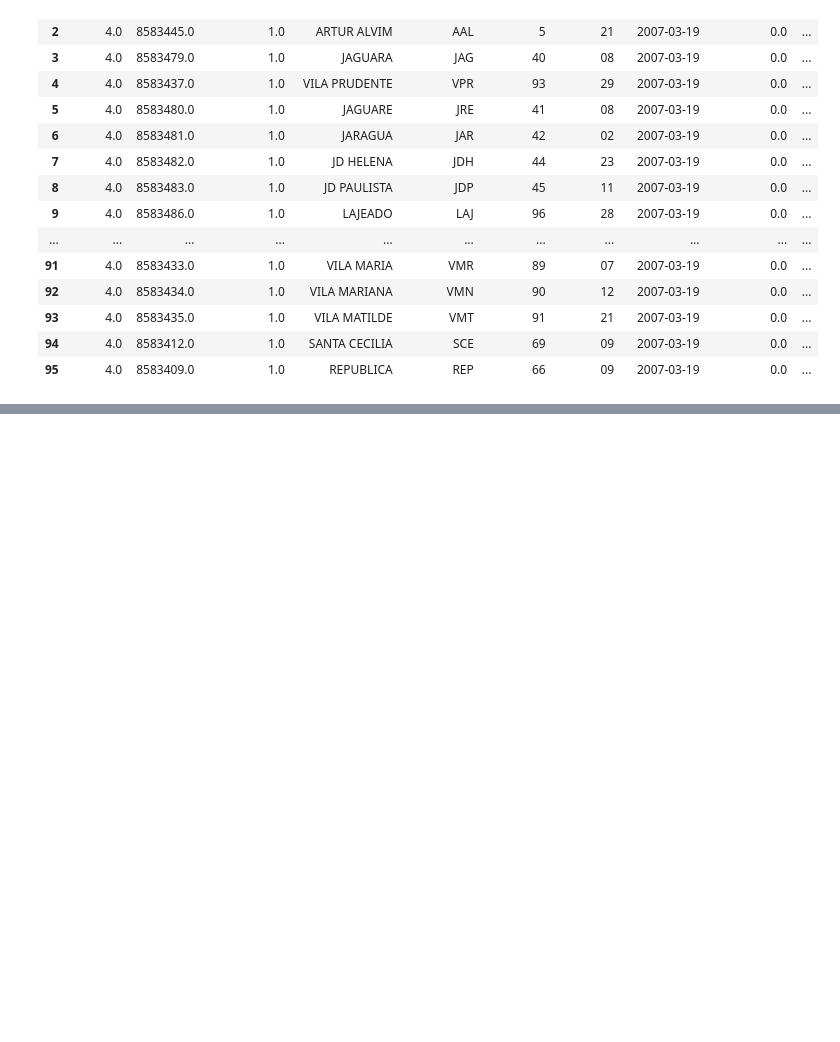
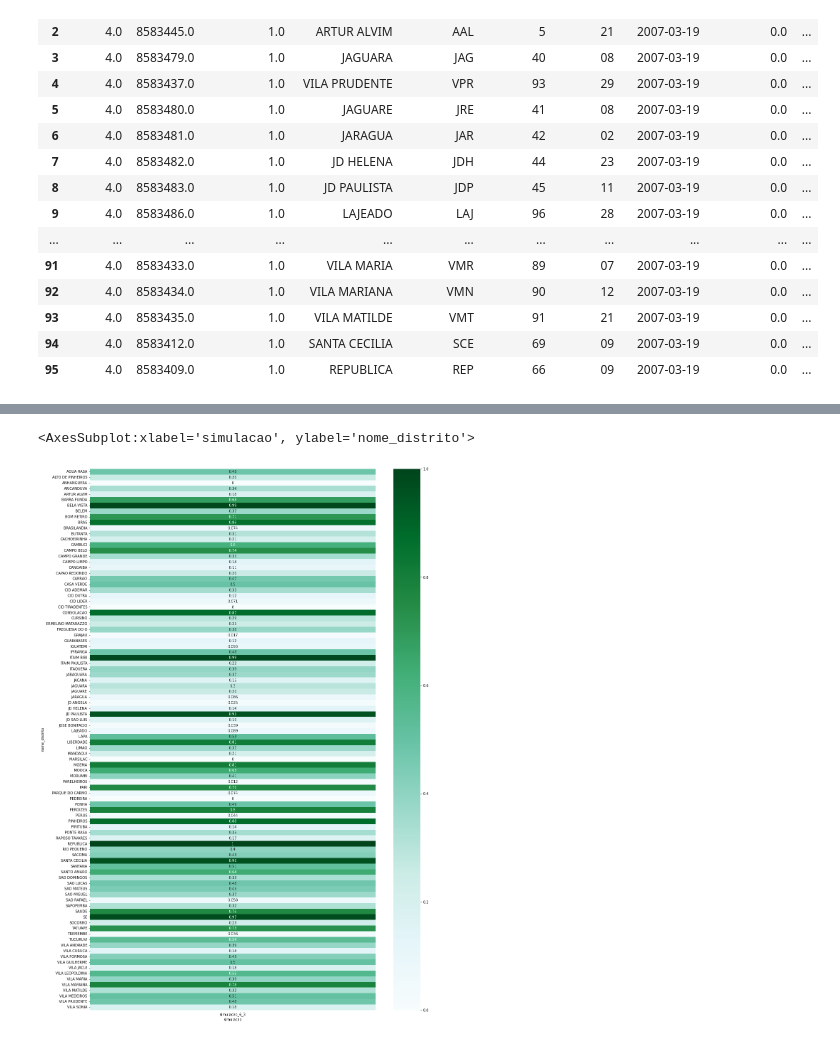
Before and after one commit to ricardobreis/Exploratory-Data-Analysis-Bancarization, a Jupyter notebook: src/simulation_69_500_10times.ipynb, the cells around one changed output, grey strips where cells are left out. Drawn from its saved outputs; the diff is of its cells as text; code cells hidden in the pictures; blank space fills up the shorter version.

```diff
--- a/src/simulation_69_500_10times.ipynb
+++ b/src/simulation_69_500_10times.ipynb
@@ -104,0 +288,7 @@ sns.heatmap(heatmap, cmap="BuGn", annot=True, ax=ax)
+# %%
+heatmap = result_sim_6_3[['simulacao', 'perc_atendimento', 'nome_distrito']].pivot(index='nome_distrito', columns='simulacao')['perc_atendimento']
+fig,ax = plt.subplots(1,1,figsize=(18,28))
+sns.heatmap(heatmap, cmap="BuGn", annot=True, ax=ax)
+# %% [output]
+<AxesSubplot:xlabel='simulacao', ylabel='nome_distrito'>
+[figure, added]
```
Also changed, not shown: parts of 16 cells of this notebook, 3 other files.
